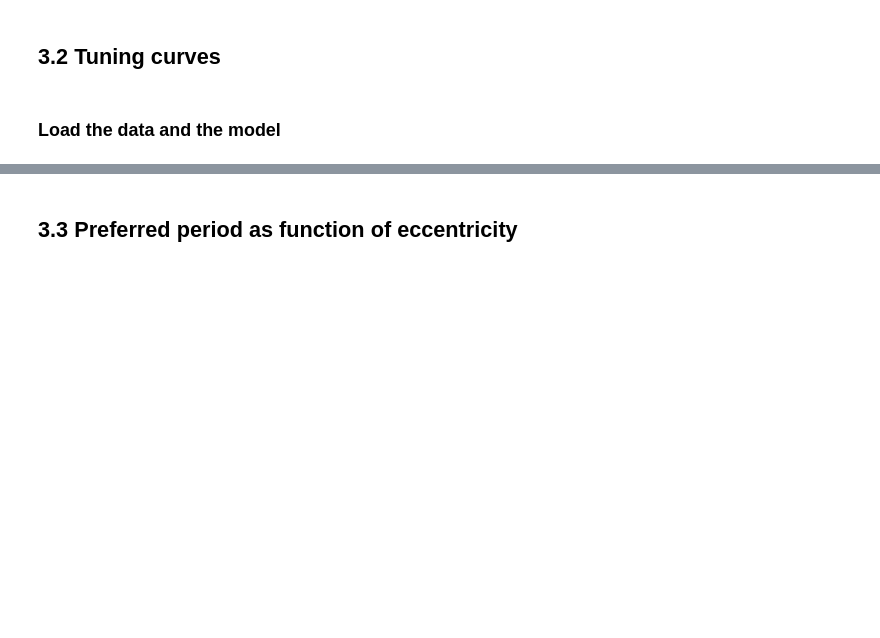
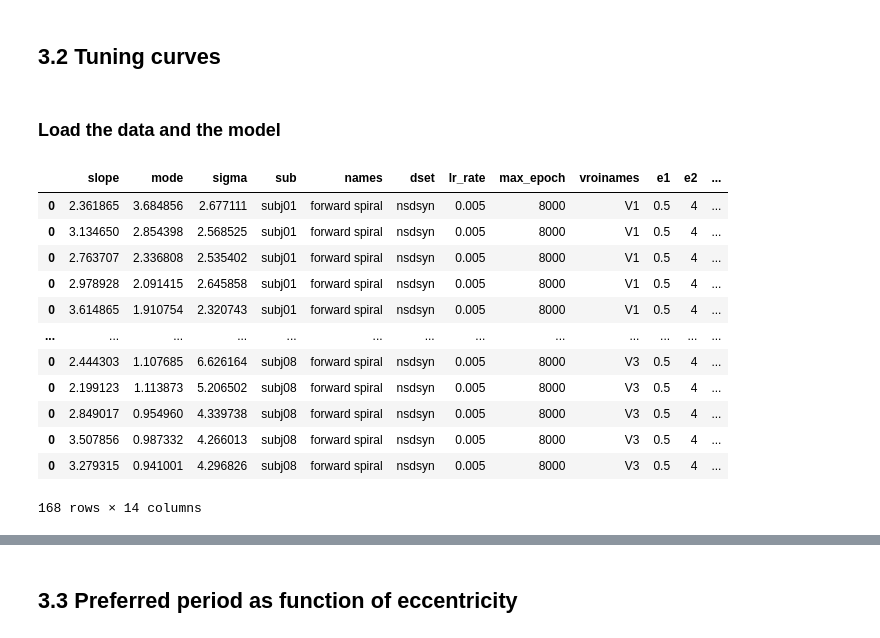
Before and after one commit to JiyeongHa/Spatial-Frequency-Preference_NSDsyn, a Jupyter notebook: notebooks/2-tuning-curves.ipynb, the cells around one changed output, grey strips where cells are left out. Saved outputs shown, nothing was run; the diff lists cells and outputs as text; code cells hidden in the pictures; blank space fills up the shorter version.

```diff
--- a/notebooks/2-tuning-curves.ipynb
+++ b/notebooks/2-tuning-curves.ipynb
@@ -135,12 +147,20 @@ vis.plot_param_history(model_df[loss_df['epoch'] % 3 != 0], params=['slope','mod
 # %% [markdown]
 ### Load the data and the model
 # %%
-
 f, m = [], []
 for subj, roi in itertools.product(subj_list, roi_list):
-    file_name = f'e1-{e1}_e2-{e2}_nbin-log3_dset-nsdsyn_sub-{subj}_roi-{roi}_vs-{voxels}.csv'
+    file_name = f'e1-{e1}_e2-{e2}_nbin-{enum}_dset-nsdsyn_sub-{subj}_roi-{roi}_vs-{voxels}.csv'
     f.append(os.path.join(output_dir, 'dataframes', 'nsdsyn', 'binned', file_name))
 
 subj_df = utils.load_dataframes(f)
 subj_df = subj_df.groupby(['sub','ecc_bin','vroinames','freq_lvl']).mean().reset_index()
+
+args = ['sub', 'class','dset', 'lr', 'eph', 'roi', 'e1', 'e2', 'nbin', 'curbin']
+
+pt_file_list = []
+for subj, roi, curbin in itertools.product(subj_list, roi_list, enum_range):
+    file_name = f'model-params_class-{stim_class}_lr-{lr}_eph-{max_epoch}_e1-{e1}_e2-{e2}_nbin-{enum}_curbin-{curbin}_dset-nsdsyn_sub-{subj}_roi-{roi}_vs-{voxels}.pt'
+    pt_file_list.append(os.path.join(output_dir, 'sfp_model', 'results_1D', 'nsdsyn', file_name))
+
+tuning_df = tuning.load_all_models(pt_file_list, *args)
 # %%
@@ -152,3 +171,21 @@ for subj, roi, curbin in itertools.product(subj_list, roi_list, [0,1,2]):
     pt_file_list.append(os.path.join(output_dir, 'sfp_model', 'results_1D', 'nsdsyn', file_name))
 
 tuning_df = tuning.load_all_models(pt_file_list, *args)
+# %%
+stim_class='forward spiral'
+
+tuning_df.query('names == @stim_class')
+# %% [output]
+|  | slope | mode | sigma | sub | names | dset | lr_rate | max_epoch | vroinames | e1 | e2 | ... |
+| 0 | 2.361865 | 3.684856 | 2.677111 | subj01 | forward spiral | nsdsyn | 0.005 | 8000 | V1 | 0.5 | 4 | ... |
+| 0 | 3.134650 | 2.854398 | 2.568525 | subj01 | forward spiral | nsdsyn | 0.005 | 8000 | V1 | 0.5 | 4 | ... |
+| 0 | 2.763707 | 2.336808 | 2.535402 | subj01 | forward spiral | nsdsyn | 0.005 | 8000 | V1 | 0.5 | 4 | ... |
+| 0 | 2.978928 | 2.091415 | 2.645858 | subj01 | forward spiral | nsdsyn | 0.005 | 8000 | V1 | 0.5 | 4 | ... |
+| 0 | 3.614865 | 1.910754 | 2.320743 | subj01 | forward spiral | nsdsyn | 0.005 | 8000 | V1 | 0.5 | 4 | ... |
+| ... | ... | ... | ... | ... | ... | ... | ... | ... | ... | ... | ... | ... |
+| 0 | 2.444303 | 1.107685 | 6.626164 | subj08 | forward spiral | nsdsyn | 0.005 | 8000 | V3 | 0.5 | 4 | ... |
+| 0 | 2.199123 | 1.113873 | 5.206502 | subj08 | forward spiral | nsdsyn | 0.005 | 8000 | V3 | 0.5 | 4 | ... |
+| 0 | 2.849017 | 0.954960 | 4.339738 | subj08 | forward spiral | nsdsyn | 0.005 | 8000 | V3 | 0.5 | 4 | ... |
+| 0 | 3.507856 | 0.987332 | 4.266013 | subj08 | forward spiral | nsdsyn | 0.005 | 8000 | V3 | 0.5 | 4 | ... |
+| 0 | 3.279315 | 0.941001 | 4.296826 | subj08 | forward spiral | nsdsyn | 0.005 | 8000 | V3 | 0.5 | 4 | ... |
+168 rows × 14 columns
```
Also changed, not shown: parts of 16 cells of this notebook, 3 other files.
